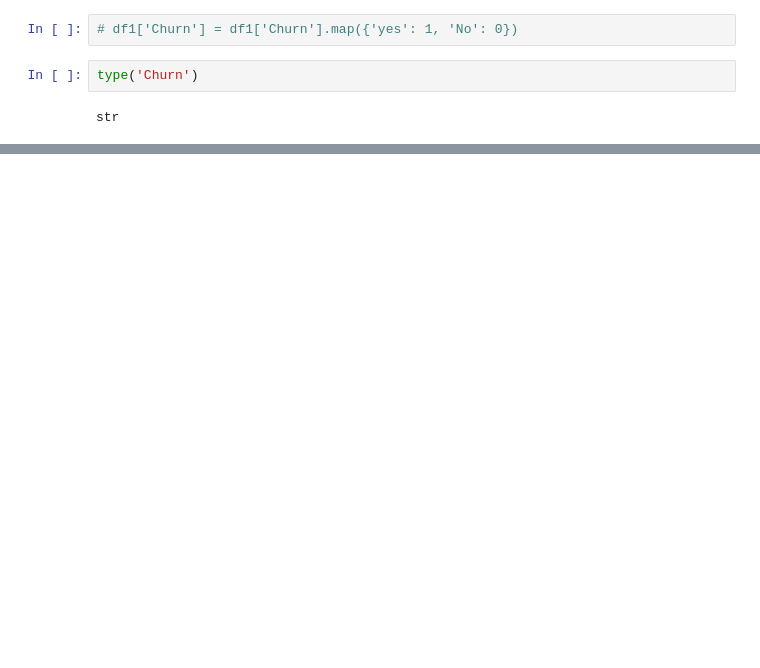
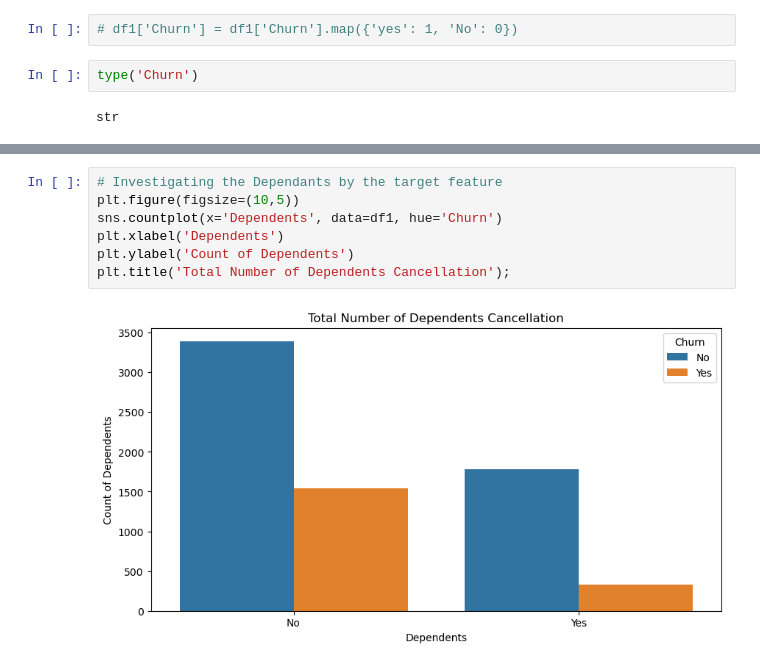
Before and after one commit to chemutai254/ML_Projects, a Jupyter notebook: Capstone_Project/CustomerChurnPrediction.ipynb, the cells around one changed output, grey strips where cells are left out. Saved outputs shown, nothing was run; the diff lists cells and outputs as text; blank space fills up the shorter version.

```diff
--- a/Capstone_Project/CustomerChurnPrediction.ipynb
+++ b/Capstone_Project/CustomerChurnPrediction.ipynb
@@ -327,0 +327,9 @@ str
+# %%
+# Investigating the Dependants by the target feature
+plt.figure(figsize=(10,5))
+sns.countplot(x='Dependents', data=df1, hue='Churn')
+plt.xlabel('Dependents')
+plt.ylabel('Count of Dependents')
+plt.title('Total Number of Dependents Cancellation');
+# %% [output]
+[figure, added]
```
Also changed, not shown: parts of 38 cells of this notebook, 1 other file.
